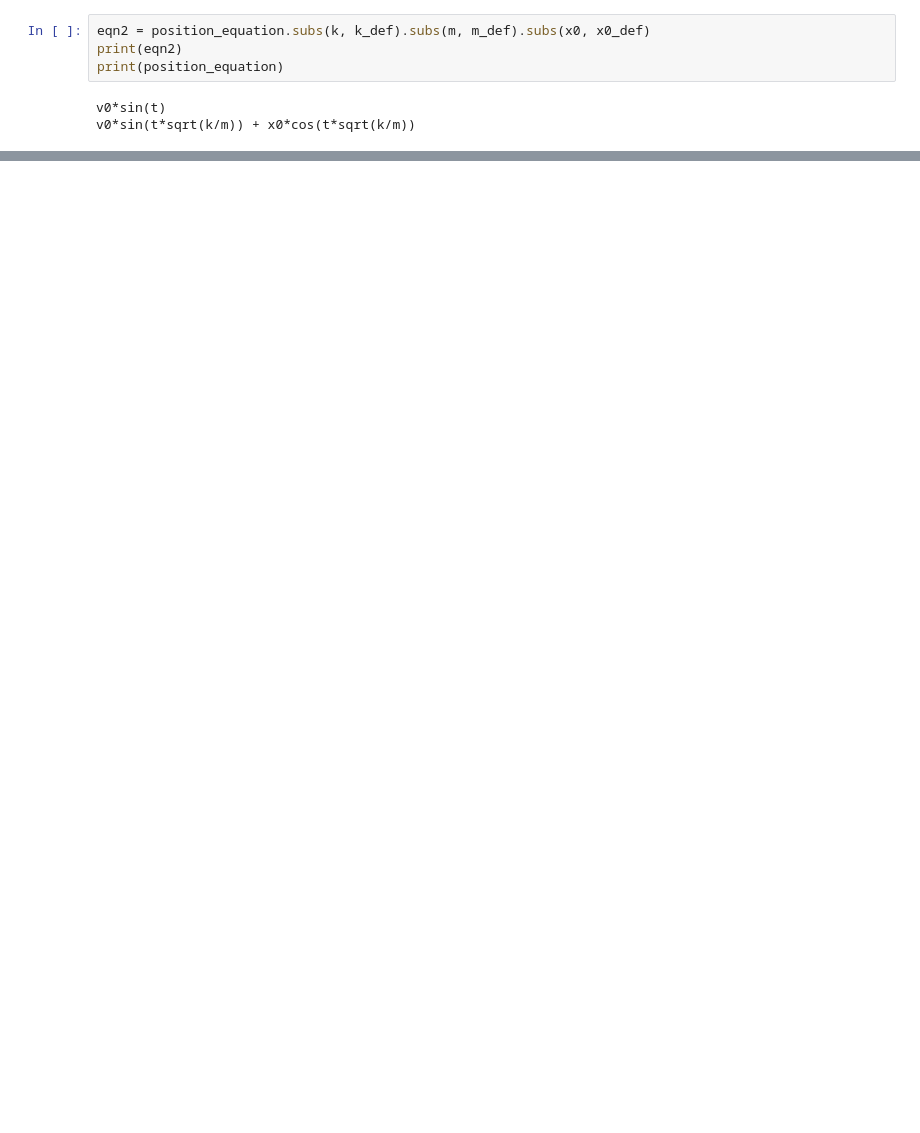
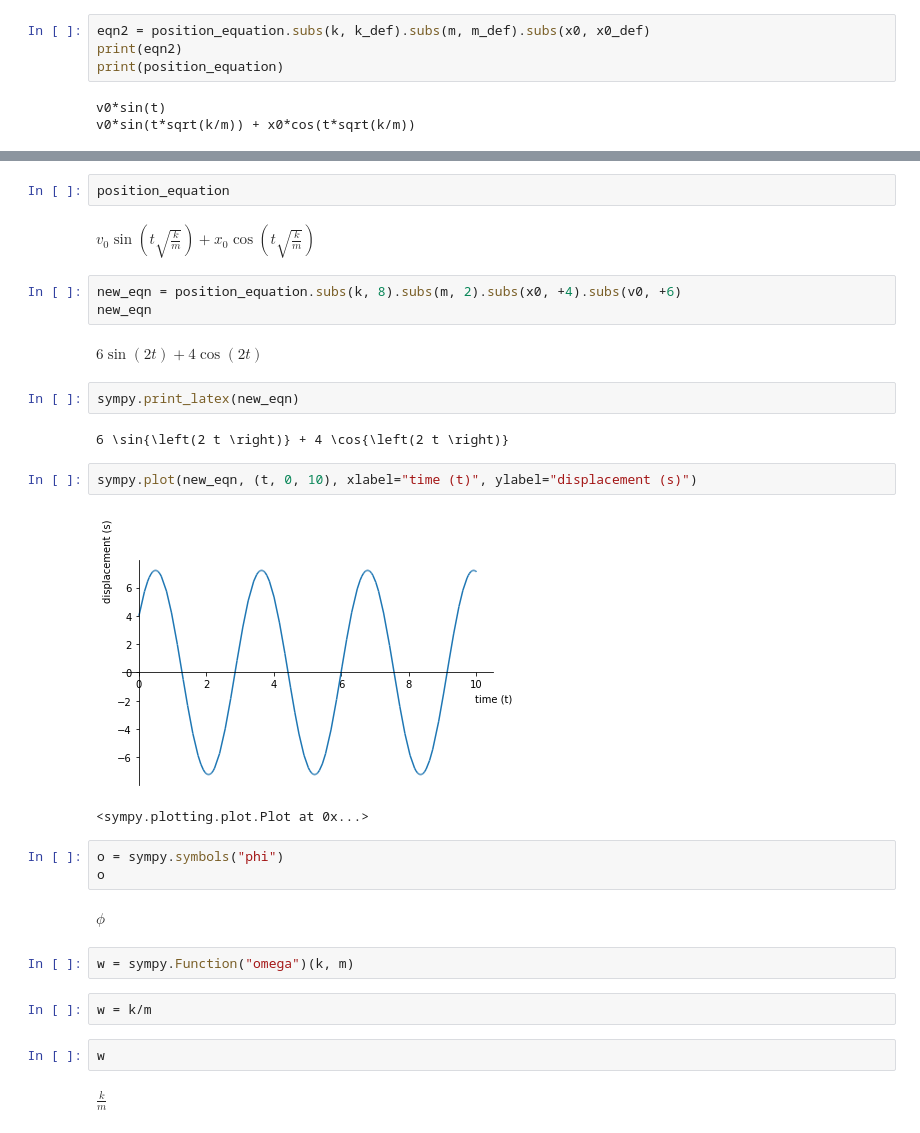
Before and after one commit to Engineering-Geek/ME-203-Project, a Jupyter notebook: main-notebook.ipynb, the cells around one changed output, grey strips where cells are left out. Cells and saved outputs as stored; diff of their text form; blank space fills up the shorter version.

```diff
--- a/main-notebook.ipynb
+++ b/main-notebook.ipynb
@@ -148,0 +145,31 @@ plt3d = sympy.plotting.plot3d(eqn2)
+# %%
+position_equation
+# %% [output]
+$\displaystyle v_{0} \sin{\left(t \sqrt{\frac{k}{m}} \right)} + x_{0} \cos{\left(t \sqrt{\frac{k}{m}} \right)}$
+# %%
+new_eqn = position_equation.subs(k, 8).subs(m, 2).subs(x0, +4).subs(v0, +6)
+new_eqn
+# %% [output]
+$\displaystyle 6 \sin{\left(2 t \right)} + 4 \cos{\left(2 t \right)}$
+# %%
+sympy.print_latex(new_eqn)
+# %% [output]
+6 \sin{\left(2 t \right)} + 4 \cos{\left(2 t \right)}
+# %%
+sympy.plot(new_eqn, (t, 0, 10), xlabel="time (t)", ylabel="displacement (s)")
+# %% [output]
+[figure, added]
+<sympy.plotting.plot.Plot at 0x...>
+# %%
+o = sympy.symbols("phi")
+o
+# %% [output]
+$\displaystyle \phi$
+# %%
+w = sympy.Function("omega")(k, m)
+# %%
+w = k/m
+# %%
+w
+# %% [output]
+$\displaystyle \frac{k}{m}$
```
Also changed, not shown: parts of 22 cells of this notebook, 3 other files.
